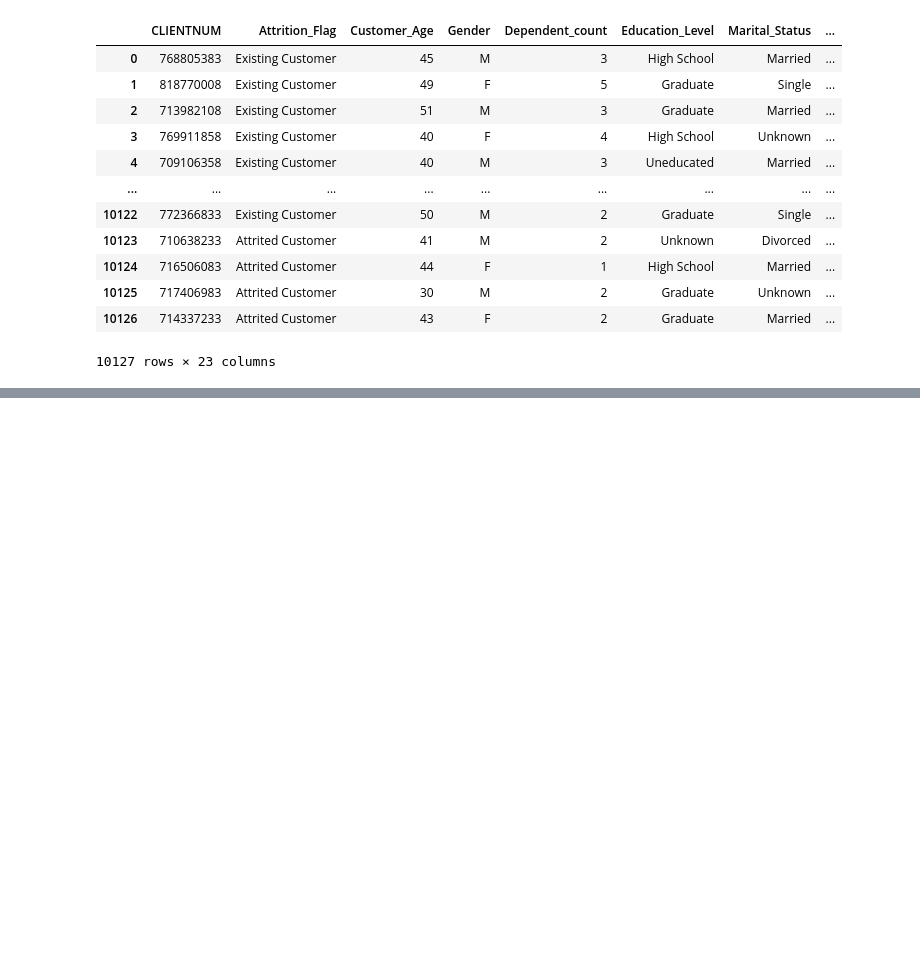
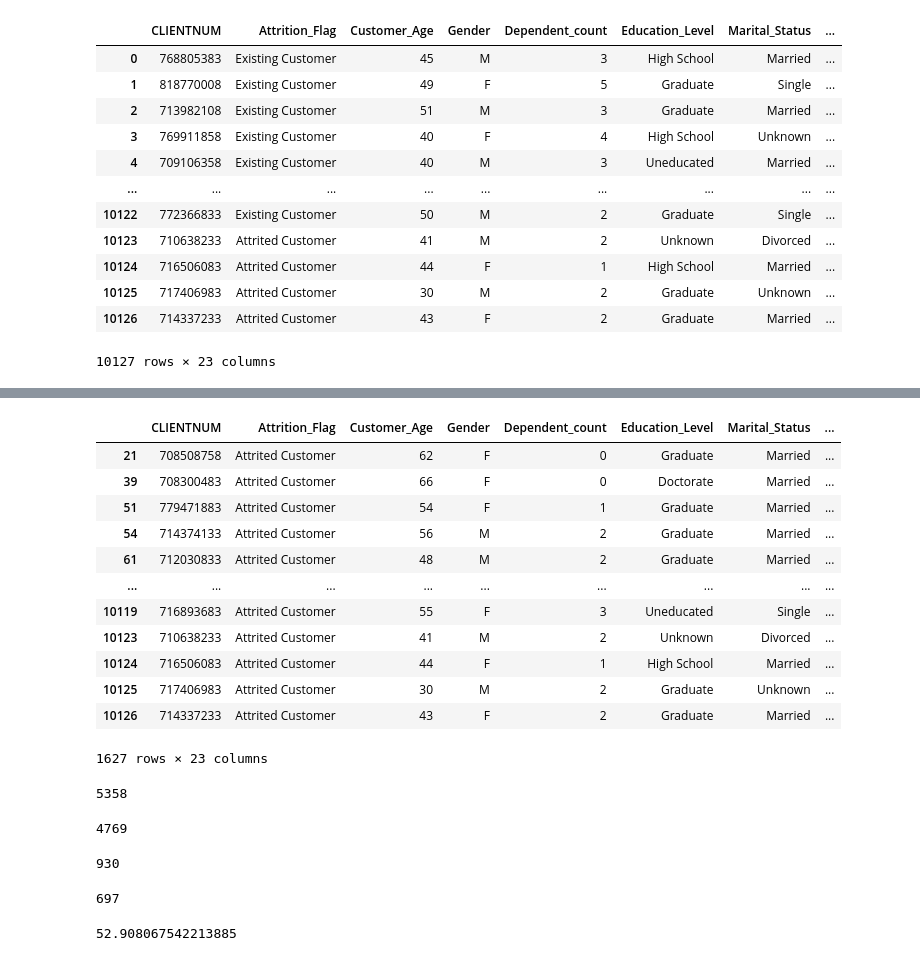
Before and after one commit to DJ1070/Bank_Churner, a Jupyter notebook: bank_churners.ipynb, the cells around one changed output, grey strips where cells are left out. Drawn from its saved outputs; the diff is of its cells as text; code cells hidden in the pictures; blank space fills up the shorter version.

```diff
--- a/bank_churners.ipynb
+++ b/bank_churners.ipynb
@@ -21,0 +46,43 @@ df
+# %%
+churn = df[df['Attrition_Flag'] == 'Attrited Customer']
+churn
+# %% [output]
+|  | CLIENTNUM | Attrition_Flag | Customer_Age | Gender | Dependent_count | Education_Level | Marital_Status | ... |
+| 21 | 708508758 | Attrited Customer | 62 | F | 0 | Graduate | Married | ... |
+| 39 | 708300483 | Attrited Customer | 66 | F | 0 | Doctorate | Married | ... |
+| 51 | 779471883 | Attrited Customer | 54 | F | 1 | Graduate | Married | ... |
+| 54 | 714374133 | Attrited Customer | 56 | M | 2 | Graduate | Married | ... |
+| 61 | 712030833 | Attrited Customer | 48 | M | 2 | Graduate | Married | ... |
+| ... | ... | ... | ... | ... | ... | ... | ... | ... |
+| 10119 | 716893683 | Attrited Customer | 55 | F | 3 | Uneducated | Single | ... |
+| 10123 | 710638233 | Attrited Customer | 41 | M | 2 | Unknown | Divorced | ... |
+| 10124 | 716506083 | Attrited Customer | 44 | F | 1 | High School | Married | ... |
+| 10125 | 717406983 | Attrited Customer | 30 | M | 2 | Graduate | Unknown | ... |
+| 10126 | 714337233 | Attrited Customer | 43 | F | 2 | Graduate | Married | ... |
+1627 rows × 23 columns
+# %%
+women_total = df[df['Gender'] == 'F'].Gender.count()
+women_total
+# %% [output]
+5358
+# %%
+men_total = df[df['Gender'] == 'M'].Gender.count()
+men_total
+# %% [output]
+4769
+# %%
+women_churn = churn[churn['Gender'] == 'F'].Gender.count()
+women_churn
+# %% [output]
+930
+# %%
+men_churn = churn[churn['Gender'] == 'M'].Gender.count()
+men_churn
+# %% [output]
+697
+# %%
+# Percent of Women in dataset
+
+women_total/(women_total + men_total)*100
+# %% [output]
+52.908067542213885
```
Also changed, not shown: parts of 7 cells of this notebook.
